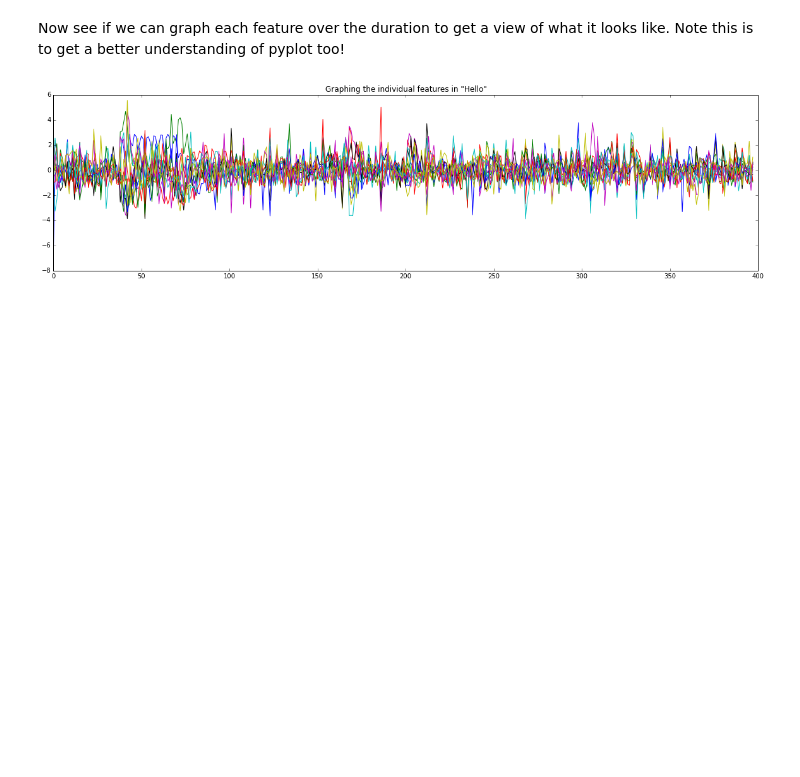
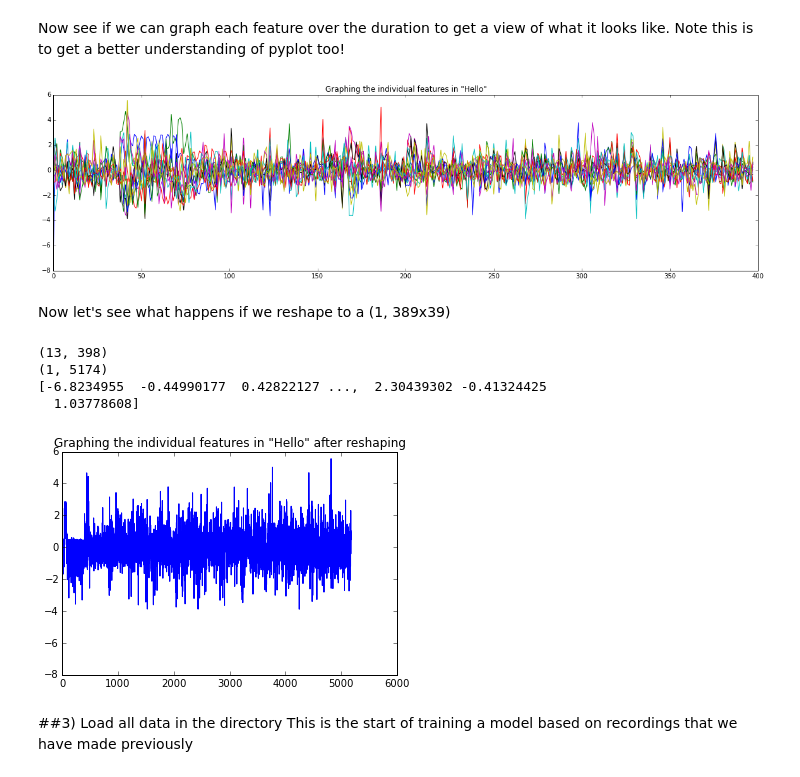
Before and after one commit to markstrefford/pyaudiorecognition, a Jupyter notebook: audio_research_code.ipynb, the cells around one changed output. Saved outputs shown, nothing was run; the diff lists cells and outputs as text; code cells hidden in the pictures; blank space fills up the shorter version.

```diff
--- a/audio_research_code.ipynb
+++ b/audio_research_code.ipynb
@@ -189,3 +189,27 @@ plt.show()
 plt.close()
 # %% [output]
 [figure]
+# %% [markdown]
+Now let's see what happens if we reshape to a (1, 389x39)
+# %%
+print features_t.shape
+features_vector = features_t.reshape(-1, 398 * 13)
+print features_vector.shape
+print features_vector[0]
+# %% [output]
+(13, 398)
+(1, 5174)
+[-6.8234955  -0.44990177  0.42822127 ...,  2.30439302 -0.41324425
+  1.03778608]
+# %%
+plt.figure()
+plt.clf()
+plt.plot(features_vector[0])
+plt.title('Graphing the individual features in "Hello" after reshaping')
+plt.show()
+plt.close()
+# %% [output]
+[figure, added]
+# %% [markdown]
+##3) Load all data in the directory
+This is the start of training a model based on recordings that we have made previously
```
Also changed, not shown: parts of 4 cells of this notebook.
